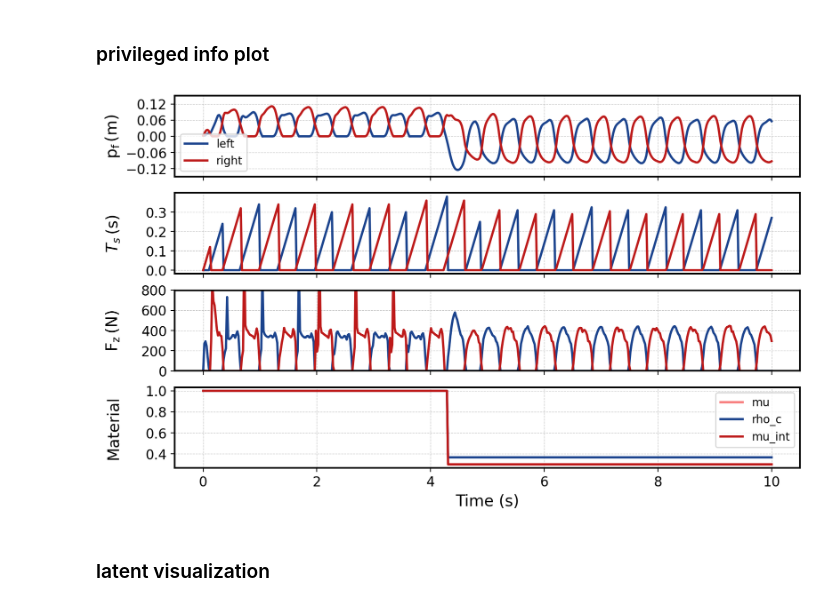
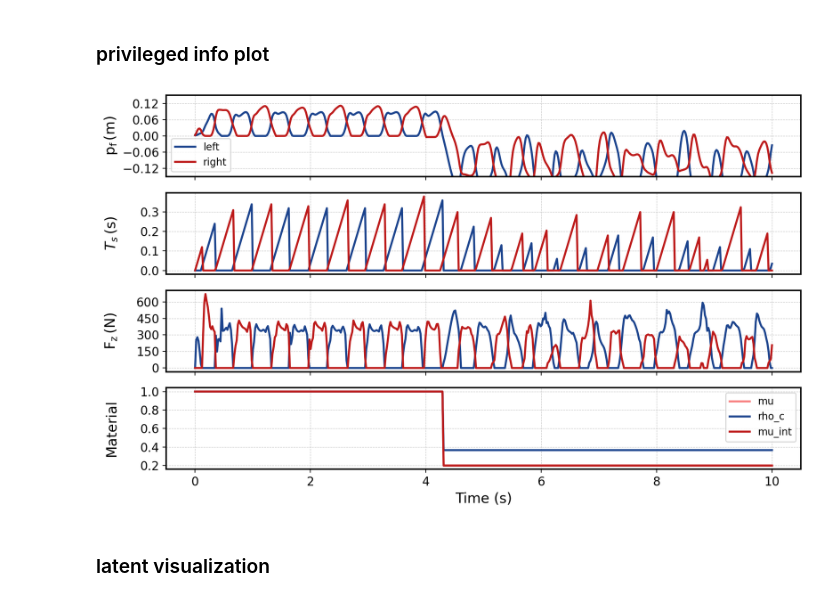
Before and after one commit to andyzong16/Isaaclab_Training, a Jupyter notebook: scripts/reinforcement_learning/rsl_rl/plot.ipynb, the cells around one changed output. Saved outputs shown, nothing was run; the diff lists cells and outputs as text; code cells hidden in the pictures.

```diff
--- a/scripts/reinforcement_learning/rsl_rl/plot.ipynb
+++ b/scripts/reinforcement_learning/rsl_rl/plot.ipynb
@@ -46,9 +46,13 @@ mpl.rcParams.update({
 # # data_dir = DATA_ROOT / "2026-03-27_12-29-39" / "logs"
 # data_dir = DATA_ROOT / "2026-03-28_16-20-16" / "logs"
 
-# teacher
-DATA_ROOT = Path(os.path.realpath('__file__')).parent.parent.parent.parent / "logs" / "rsl_rl/g1_29dof_soft_adaptation"
-data_dir = DATA_ROOT / "2026-04-04_18-25-14" / "logs"
+# # teacher
+# DATA_ROOT = Path(os.path.realpath('__file__')).parent.parent.parent.parent / "logs" / "rsl_rl/g1_29dof_soft_adaptation"
+# data_dir = DATA_ROOT / "2026-04-04_18-25-14" / "logs"
+
+# student
+DATA_ROOT = Path(os.path.realpath('__file__')).parent.parent.parent.parent / "logs" / "rsl_rl/g1_29dof_soft_adaptation_distillation"
+data_dir = DATA_ROOT / "2026-04-06_00-40-45" / "logs"
 # %%
 def quat_to_yaw(quat):
     """Extract yaw from quaternion [w, x, y, z]"""
@@ -84,12 +88,12 @@ contact_force_idx = slice(7, 13)
 foot_air_time_idx = slice(13, 15)
 material_prop_idx = slice(15, None)
 # %%
-# data_path = data_dir / "rl_play"
+data_path = data_dir / "rl_play"
 # data_path = data_dir / "rl_play_test_01"
 # data_path = data_dir / "rl_play_test_02"
 # data_path = data_dir / "rl_play_test_03"
 # data_path = data_dir / "rl_play_test_04"
-data_path = data_dir / "rl_play_test_05"
+# data_path = data_dir / "rl_play_test_05"
 
 policy_obs_path = (data_path / "obs/obs.pkl").as_posix()
 privileged_obs_path = (data_path / "privileged/privileged.pkl").as_posix()
@@ -186,36 +190,38 @@ ax = axs[2]
 ax.plot(t_plot, contact_force[:, 0], label="left",  color=colors_left[0])
 ax.plot(t_plot, contact_force[:, 1], label="right", color=colors_right[0])
 ax.set_ylabel(r"$\mathrm{F_z} \, \mathrm{(N)}$")
-ax.set_ylim(0, 800)
+# ax.set_ylim(0, 800)
 ax.yaxis.set_major_locator(plt.MaxNLocator(5))
 # ax.legend(loc="upper right")
 ax.grid(True, linestyle='--', linewidth=0.5, alpha=0.7)
 
 # # ── 3: contact ─────────────────────────────────────────────────────────
 # ax = axs[3]
 # ax.plot(t_plot, contact[:, 0], label="left",  color=colors_left[0])
 # ax.plot(t_plot, contact[:, 1], label="right", color=colors_right[0])
 # ax.set_ylabel(r"$\mathrm{c_f}$")
 # ax.set_yticks([0, 1])
 # # ax.legend(loc="upper right")
 # ax.grid(True, linestyle='--', linewidth=0.5, alpha=0.7)
 
 
 ax = axs[3]
 ax.plot(t_plot, material_prop[:, 0], label="mu",  color=colors_right[1])
 ax.plot(t_plot, material_prop[:, 1], label="rho_c",  color=colors_left[0])
 ax.plot(t_plot, material_prop[:, 2], label="mu_int", color=colors_right[0])
 ax.set_ylabel("Material")
 ax.yaxis.set_major_locator(plt.MaxNLocator(5))
 ax.legend(loc="upper right")
 ax.grid(True, linestyle='--', linewidth=0.5, alpha=0.7)
 
 
 ax.set_xlabel("Time (s)")
 fig.align_ylabels(axs)
+plt.tight_layout()
+plt.savefig(os.path.join(data_path, "state.png"))
 plt.show()
 # %% [output]
-[figure, old version]
+[figure, new version]
 # %% [markdown]
 ### latent visualization
 # %% [markdown]
```
Also changed, not shown: parts of 1 cell of this notebook, 6 other files.
